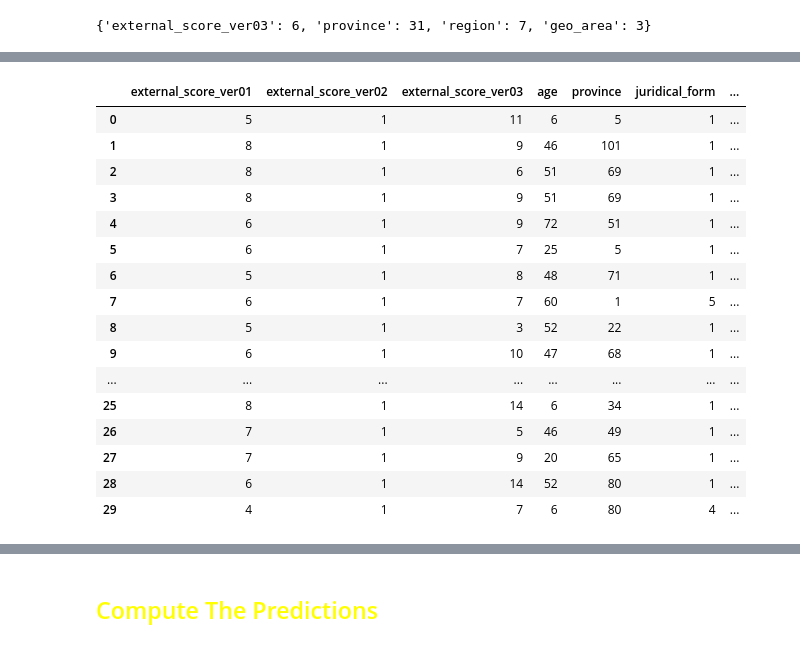
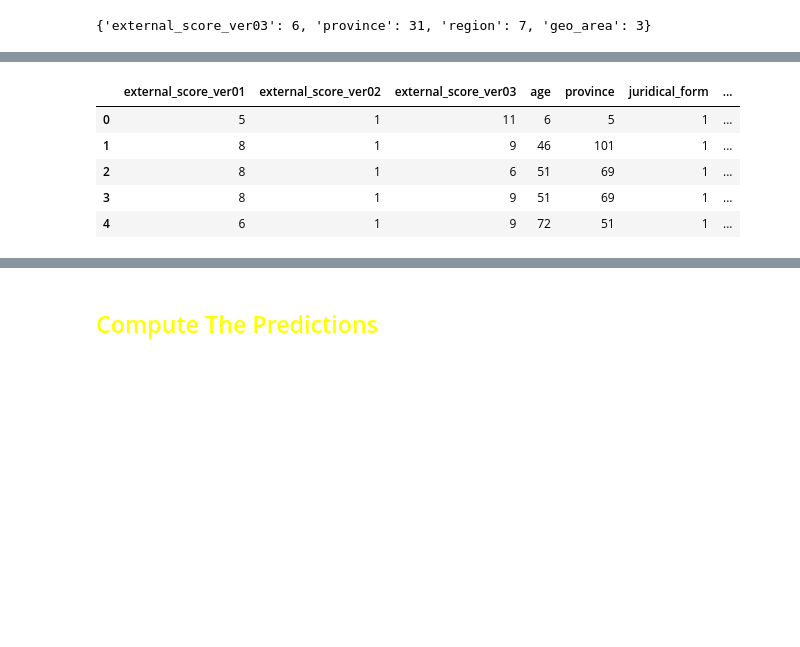
Before and after one commit to DanielGuarnizo/HACK4SDS, a Jupyter notebook: Dataset_DAY1/code.ipynb, the cells around one changed output, grey strips where cells are left out. Saved outputs shown, nothing was run; the diff lists cells and outputs as text; code cells hidden in the pictures; blank space fills up the shorter version.

```diff
--- a/Dataset_DAY1/code.ipynb
+++ b/Dataset_DAY1/code.ipynb
@@ -433,7 +432,7 @@ from sklearn.impute import SimpleImputer
 # %% [markdown]
 #### Load Dataset
 # %%
-test_dataset = pd.read_csv("/Users/danielguarnizo/Desktop/HACK4SDS/Dataset_DAY1/Data/test_set.csv", delimiter=';')
+test_dataset = pd.read_csv("/Users/andreasalinetti/Documents/HACK4SDS/Dataset_DAY1/Data/test_set.csv", delimiter=';')
 # %%
 test_dataset.head()
 # %% [output]
@@ -454,0 +474,5 @@ test_dataset = test_dataset.drop(columns=drop_columns)
+# %%
+print(category_dics["juridical_form"])
+category_dics["juridical_form"]["SS"] = 15
+category_dics["juridical_form"]["OS"] = 16
+print(category_dics["juridical_form"])
@@ -522,7 +548,7 @@ print(dic)
 # %% [output]
 {'external_score_ver03': 6, 'province': 31, 'region': 7, 'geo_area': 3}
 # %%
-def Replace_missing_test(dataset,val, columun):
+def Replace_missing_test(dataset,val, column):
     # Assuming df is your DataFrame and 'column_to_change' is the column you want to change
     # 'condition_column' is the column based on which you want to change the content
     dataset.loc[(dataset[column] == 'MISSING'), column] = val
@@ -553,13 +577,0 @@ Name: count, Length: 107, dtype: int64
-# %%
-def replace_missing_values(dataset):
-    dataset.replace('MISSING', np.nan, inplace=True)
-    imp_mean = SimpleImputer(missing_values=np.nan, strategy='mean')
-    # unique_labels = dataset['target'].unique()
-    imp_mean.fit(dataset)
-    SimpleImputer()
-    dataset = imp_mean.transform(dataset)
-    print(dataset)
-    return dataset
-
-test_dataset = replace_missing_values(test_dataset)
-print(test_dataset)
@@ -576,25 +599,14 @@ IndexError: only integers, slices (`:`), ellipsis (`...`), numpy.newaxis (`None`
 test_dataset = Replace_bool_toNumbers(test_dataset)
 # %%
 pd.set_option('display.max_columns', None)
-test_dataset.head(30)
+test_dataset.head()
 # %% [output]
 |  | external_score_ver01 | external_score_ver02 | external_score_ver03 | age | province | juridical_form | ... |
 | 0 | 5 | 1 | 11 | 6 | 5 | 1 | ... |
 | 1 | 8 | 1 | 9 | 46 | 101 | 1 | ... |
 | 2 | 8 | 1 | 6 | 51 | 69 | 1 | ... |
 | 3 | 8 | 1 | 9 | 51 | 69 | 1 | ... |
 | 4 | 6 | 1 | 9 | 72 | 51 | 1 | ... |
-| 5 | 6 | 1 | 7 | 25 | 5 | 1 | ... |
-| 6 | 5 | 1 | 8 | 48 | 71 | 1 | ... |
-| 7 | 6 | 1 | 7 | 60 | 1 | 5 | ... |
-| 8 | 5 | 1 | 3 | 52 | 22 | 1 | ... |
-| 9 | 6 | 1 | 10 | 47 | 68 | 1 | ... |
-| ... | ... | ... | ... | ... | ... | ... | ... |
-| 25 | 8 | 1 | 14 | 6 | 34 | 1 | ... |
-| 26 | 7 | 1 | 5 | 46 | 49 | 1 | ... |
-| 27 | 7 | 1 | 9 | 20 | 65 | 1 | ... |
-| 28 | 6 | 1 | 14 | 52 | 80 | 1 | ... |
-| 29 | 4 | 1 | 7 | 6 | 80 | 4 | ... |
 # %%
 ## normalise test dataset
 def normalized_tdata(dataset):
```
Also changed, not shown: parts of 19 cells of this notebook.
